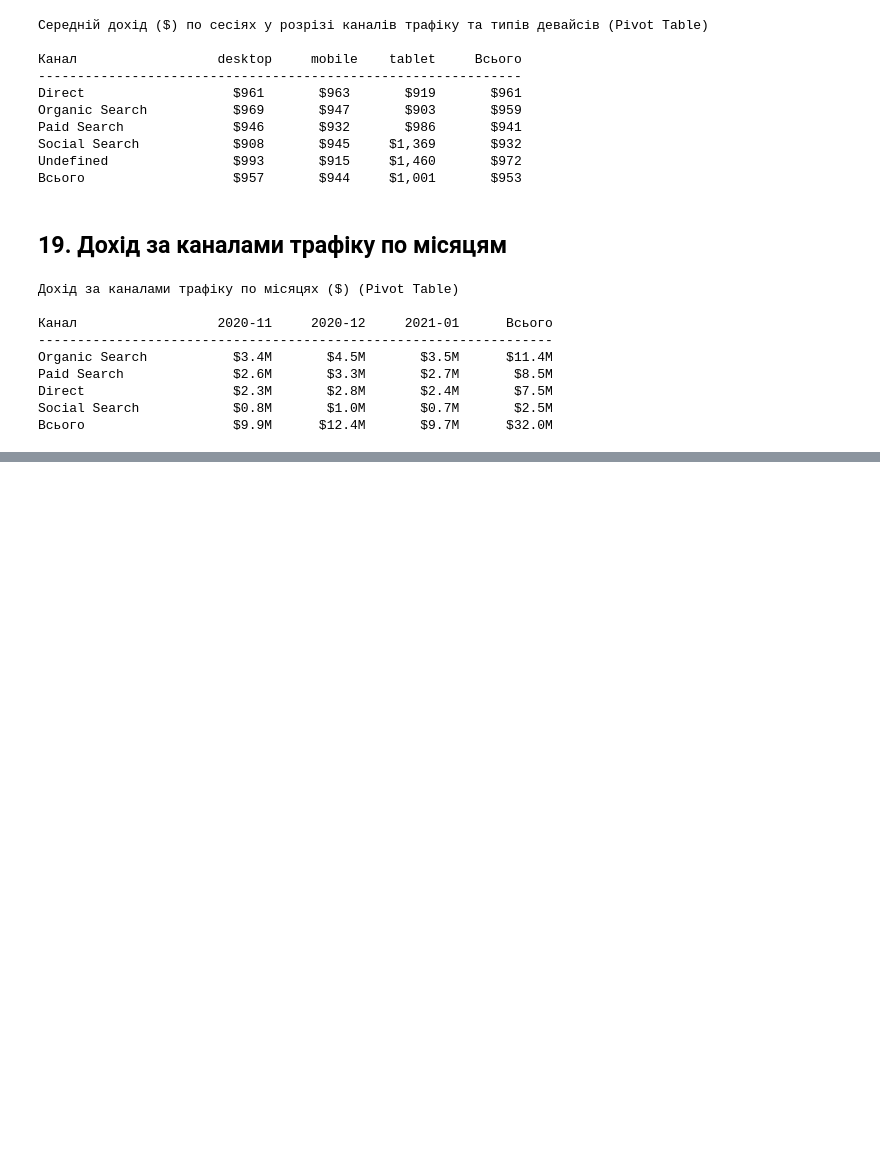
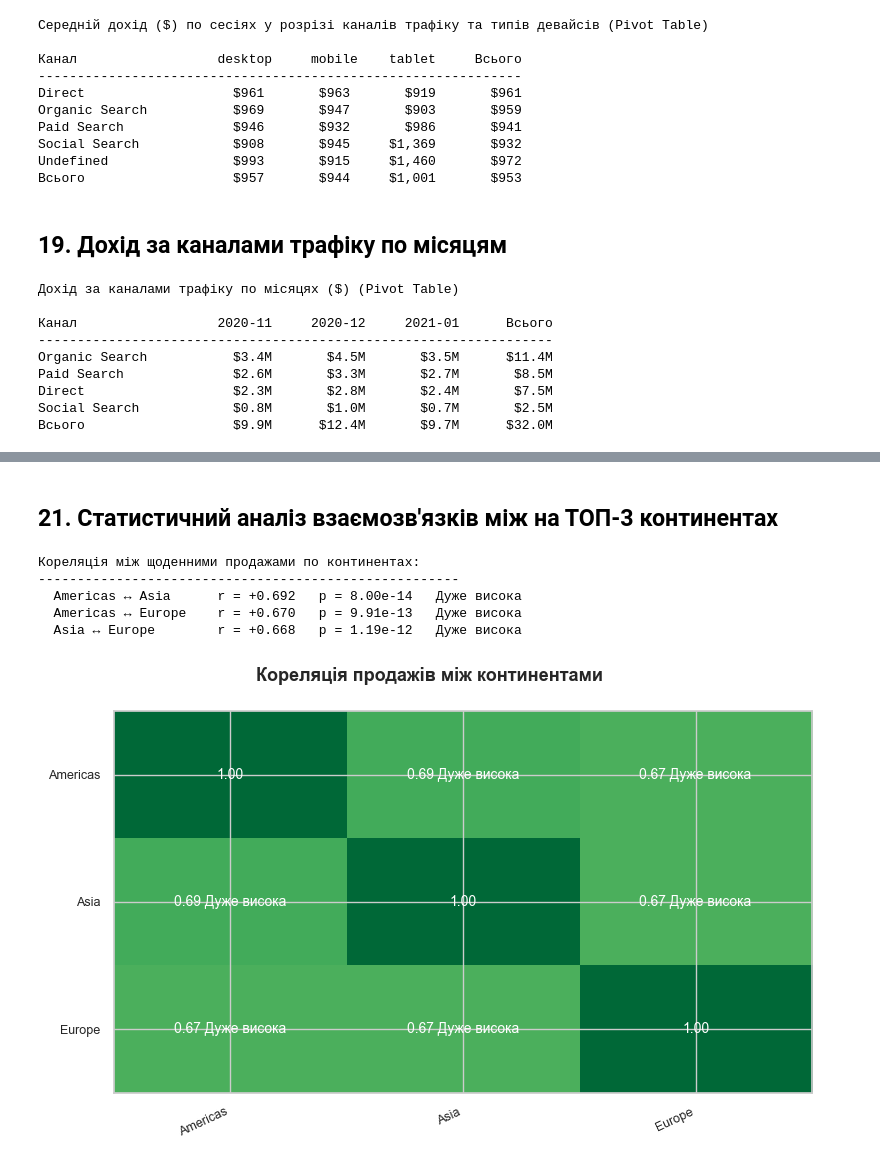
Before and after one commit to VladNkov/online_store_sales_analysis, a Jupyter notebook: online_store_sales_analysis.ipynb, the cells around one changed output, grey strips where cells are left out. Saved outputs shown, nothing was run; the diff lists cells and outputs as text; code cells hidden in the pictures; blank space fills up the shorter version.

```diff
--- a/online_store_sales_analysis.ipynb
+++ b/online_store_sales_analysis.ipynb
@@ -1930,0 +2004,2 @@ Social Search            $0.8M       $1.0M       $0.7M       $2.5M
+# %% [markdown]
+## 21. Статистичний аналіз взаємозв'язків між на ТОП-3 континентах
@@ -1930,0 +2052,12 @@ Social Search            $0.8M       $1.0M       $0.7M       $2.5M
+# %%
+cont_wide = (daily_cont.pivot(index='date', columns='continent', values='revenue')[['Americas', 'Asia', 'Europe']].dropna())
+corr_pairs('Кореляція між щоденними продажами по континентах:', cont_wide)
+corr_cont, p_cont = build_corr_matrix(cont_wide)
+plot_heatmap(corr_cont, p_cont, 'Кореляція продажів між континентами', figsize=(8, 5), fname='images/corr_continents.png')
+# %% [output]
+Кореляція між щоденними продажами по континентах:
+------------------------------------------------------
+  Americas ↔ Asia      r = +0.692   p = 8.00e-14   Дуже висока
+  Americas ↔ Europe    r = +0.670   p = 9.91e-13   Дуже висока
+  Asia ↔ Europe        r = +0.668   p = 1.19e-12   Дуже висока
+[figure, added]
```
Also changed, not shown: parts of 20 cells of this notebook, 6 other files.
